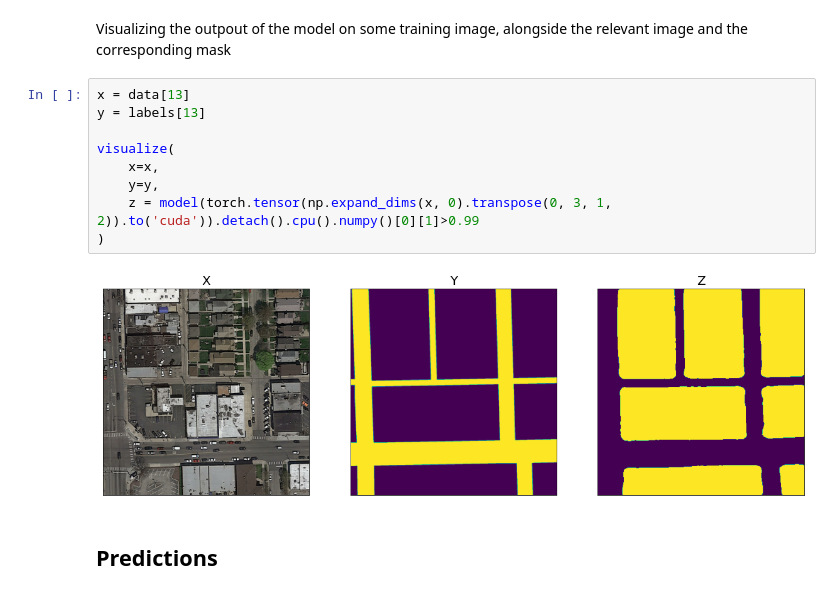
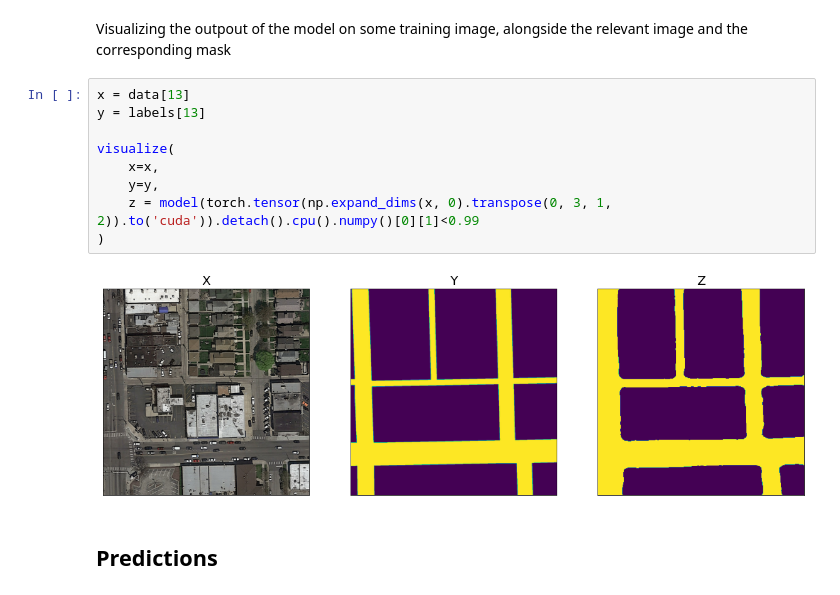
Before and after one commit to Carlo-pien/Projet_ML_2_MA1, a Jupyter notebook: pretrained.ipynb, the cells around one changed output. Drawn from its saved outputs; the diff is of its cells as text.

```diff
--- a/pretrained.ipynb
+++ b/pretrained.ipynb
@@ -444,14 +444,14 @@ Visualizing the outpout of the model on some training image, alongside the relev
 # %%
 x = data[13]
 y = labels[13]
 
 visualize(
     x=x,
     y=y,
-    z = model(torch.tensor(np.expand_dims(x, 0).transpose(0, 3, 1, 2)).to('cuda')).detach().cpu().numpy()[0][1]>0.99
+    z = model(torch.tensor(np.expand_dims(x, 0).transpose(0, 3, 1, 2)).to('cuda')).detach().cpu().numpy()[0][1]<0.99
 )
 # %% [output]
-[figure, old version]
+[figure, new version]
 # %% [markdown]
 ## Predictions
 # %% [markdown]
```
Also changed, not shown: parts of 2 cells of this notebook.
